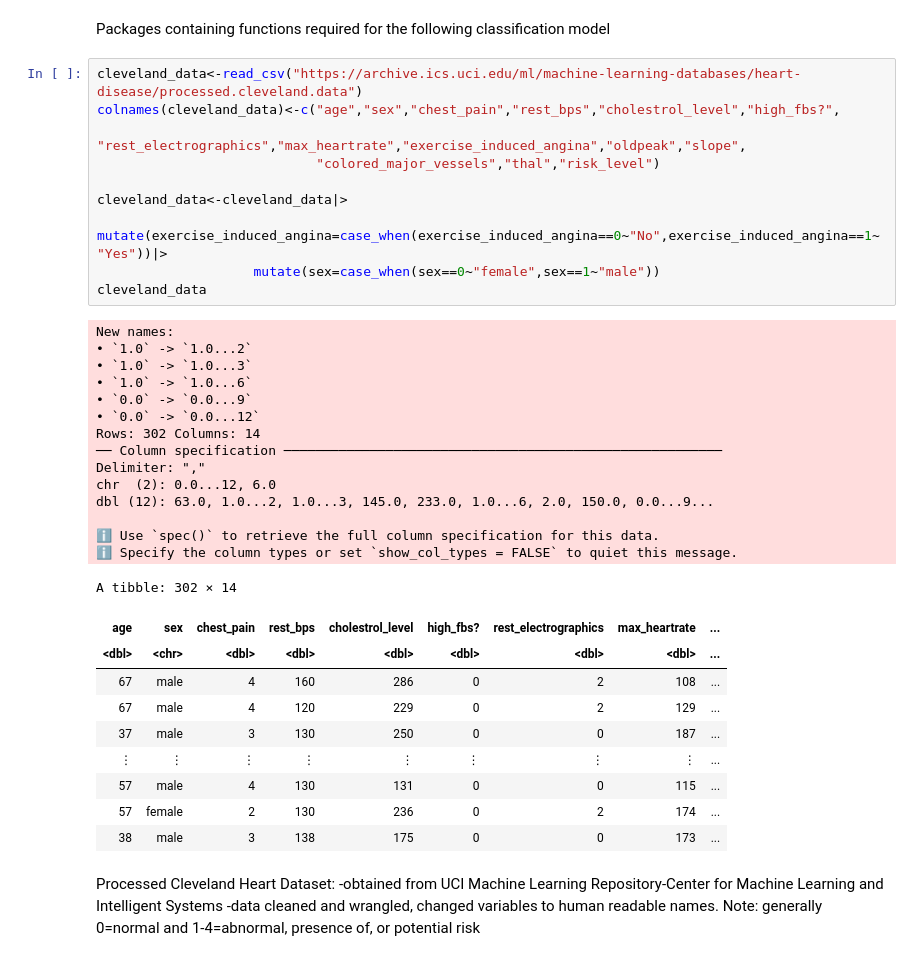
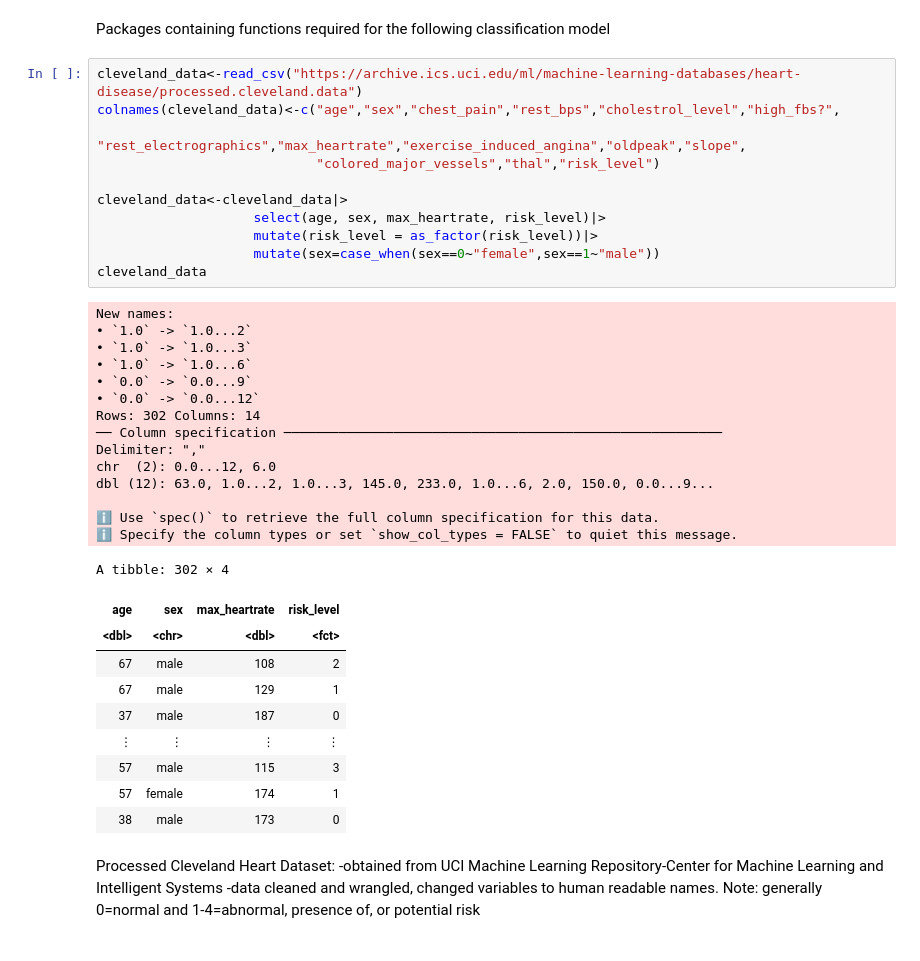
Before and after one commit to samdang03/DSCI-100_2022w2-Group-006, a Jupyter notebook: DCSI100-Final Project Report.ipynb, the cells around one changed output. Drawn from its saved outputs; the diff is of its cells as text.

```diff
--- a/DCSI100-Final Project Report.ipynb
+++ b/DCSI100-Final Project Report.ipynb
@@ -18,38 +18,39 @@ Packages containing functions required for the following classification model
 # %%
 cleveland_data<-read_csv("https://archive.ics.uci.edu/ml/machine-learning-databases/heart-disease/processed.cleveland.data")
 colnames(cleveland_data)<-c("age","sex","chest_pain","rest_bps","cholestrol_level","high_fbs?",
                             "rest_electrographics","max_heartrate","exercise_induced_angina","oldpeak","slope",
                             "colored_major_vessels","thal","risk_level")
 
 cleveland_data<-cleveland_data|>
-                    mutate(exercise_induced_angina=case_when(exercise_induced_angina==0~"No",exercise_induced_angina==1~"Yes"))|>
+                    select(age, sex, max_heartrate, risk_level)|>
+                    mutate(risk_level = as_factor(risk_level))|>
                     mutate(sex=case_when(sex==0~"female",sex==1~"male"))
 cleveland_data
 # %% [output]
 New names:
 • `1.0` -> `1.0...2`
 • `1.0` -> `1.0...3`
 • `1.0` -> `1.0...6`
 • `0.0` -> `0.0...9`
 • `0.0` -> `0.0...12`
 Rows: 302 Columns: 14
 ── Column specification ────────────────────────────────────────────────────────
 Delimiter: ","
 chr  (2): 0.0...12, 6.0
 dbl (12): 63.0, 1.0...2, 1.0...3, 145.0, 233.0, 1.0...6, 2.0, 150.0, 0.0...9...
 
 ℹ Use `spec()` to retrieve the full column specification for this data.
 ℹ Specify the column types or set `show_col_types = FALSE` to quiet this message.
-A tibble: 302 × 14
+A tibble: 302 × 4
-| age | sex | chest_pain | rest_bps | cholestrol_level | high_fbs? | rest_electrographics | max_heartrate | ... |
-| <dbl> | <chr> | <dbl> | <dbl> | <dbl> | <dbl> | <dbl> | <dbl> | ... |
-| 67 | male | 4 | 160 | 286 | 0 | 2 | 108 | ... |
-| 67 | male | 4 | 120 | 229 | 0 | 2 | 129 | ... |
-| 37 | male | 3 | 130 | 250 | 0 | 0 | 187 | ... |
-| ⋮ | ⋮ | ⋮ | ⋮ | ⋮ | ⋮ | ⋮ | ⋮ | ... |
-| 57 | male | 4 | 130 | 131 | 0 | 0 | 115 | ... |
-| 57 | female | 2 | 130 | 236 | 0 | 2 | 174 | ... |
-| 38 | male | 3 | 138 | 175 | 0 | 0 | 173 | ... |
+| age | sex | max_heartrate | risk_level |
+| <dbl> | <chr> | <dbl> | <fct> |
+| 67 | male | 108 | 2 |
+| 67 | male | 129 | 1 |
+| 37 | male | 187 | 0 |
+| ⋮ | ⋮ | ⋮ | ⋮ |
+| 57 | male | 115 | 3 |
+| 57 | female | 174 | 1 |
+| 38 | male | 173 | 0 |
 # %% [markdown]
 Processed Cleveland Heart Dataset:
 -obtained from UCI Machine Learning Repository-Center for Machine Learning and Intelligent Systems
```
Also changed, not shown: parts of 3 cells of this notebook.
